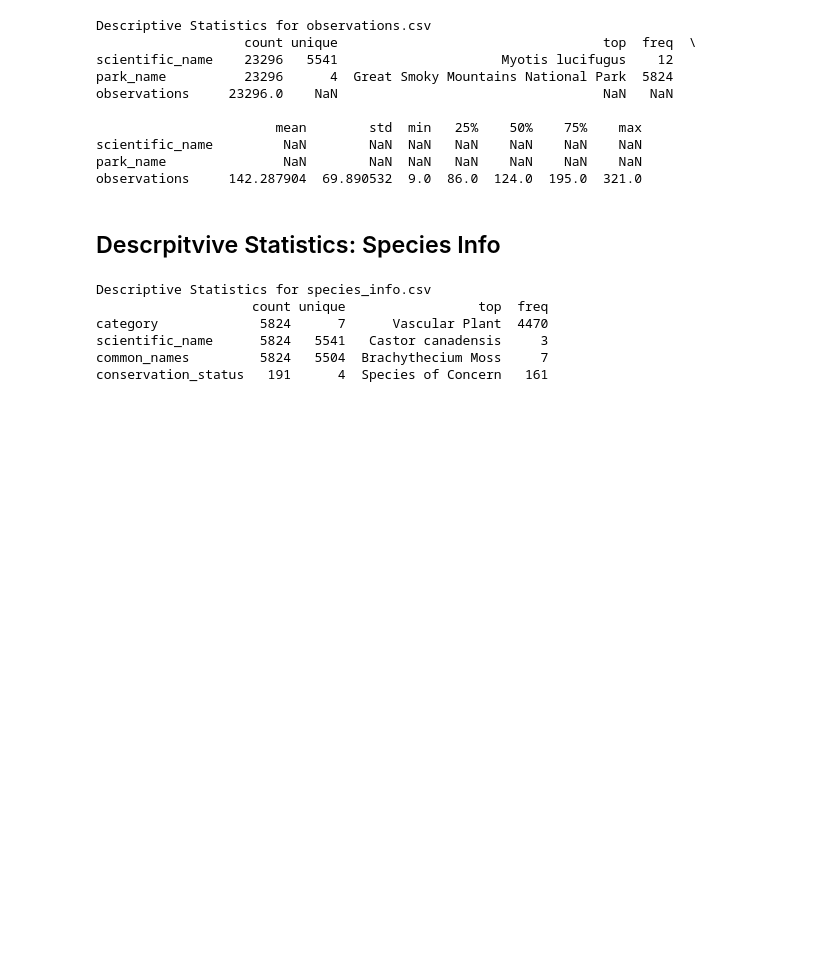
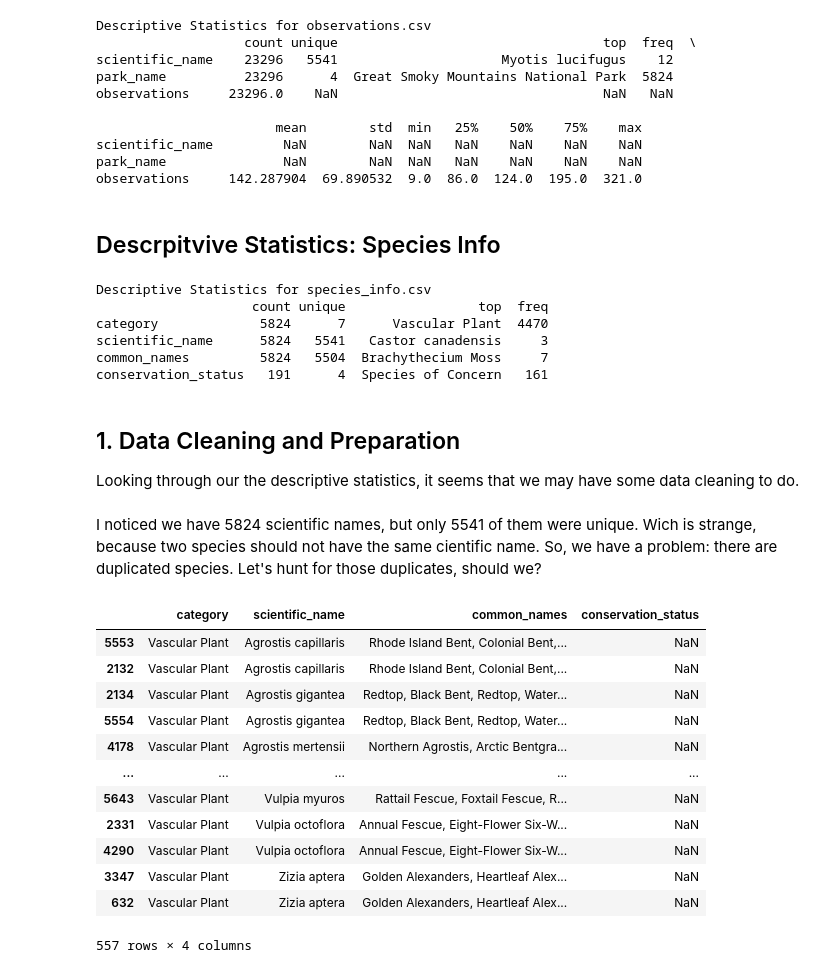
Before and after one commit to GuilhermeKnust/Endangered-Species-Analysis, a Jupyter notebook: biodiversity.ipynb, the cells around one changed output. Cells and saved outputs as stored; diff of their text form; code cells hidden in the pictures; blank space fills up the shorter version.

Commit message:
Data cleaning: species_info.csv
Mergind scientific name duplicates
Filling NaN values as 'Conserved'
Reindexing the values in a new CSV file

```diff
--- a/biodiversity.ipynb
+++ b/biodiversity.ipynb
@@ -111,3 +116,26 @@ category             5824      7      Vascular Plant  4470
 scientific_name      5824   5541   Castor canadensis     3
 common_names         5824   5504  Brachythecium Moss     7
 conservation_status   191      4  Species of Concern   161
+# %% [markdown]
+## 1. Data Cleaning and Preparation
+Looking through our the descriptive statistics, it seems that we may have some data cleaning to do.
+# %% [markdown]
+I noticed we have 5824 scientific names, but only 5541 of them were unique. Wich is strange, because two species should not have the same cientific name. So, we have a problem: there are duplicated species. Let's hunt for those duplicates, should we?
+# %%
+# Creating a view of the duplicated rows
+duplicate_species = species_info[species_info.duplicated('scientific_name', keep=False)].sort_values('scientific_name')
+duplicate_species
+# %% [output]
+|  | category | scientific_name | common_names | conservation_status |
+| 5553 | Vascular Plant | Agrostis capillaris | Rhode Island Bent, Colonial Bent,... | NaN |
+| 2132 | Vascular Plant | Agrostis capillaris | Rhode Island Bent, Colonial Bent,... | NaN |
+| 2134 | Vascular Plant | Agrostis gigantea | Redtop, Black Bent, Redtop, Water... | NaN |
+| 5554 | Vascular Plant | Agrostis gigantea | Redtop, Black Bent, Redtop, Water... | NaN |
+| 4178 | Vascular Plant | Agrostis mertensii | Northern Agrostis, Arctic Bentgra... | NaN |
+| ... | ... | ... | ... | ... |
+| 5643 | Vascular Plant | Vulpia myuros | Rattail Fescue, Foxtail Fescue, R... | NaN |
+| 2331 | Vascular Plant | Vulpia octoflora | Annual Fescue, Eight-Flower Six-W... | NaN |
+| 4290 | Vascular Plant | Vulpia octoflora | Annual Fescue, Eight-Flower Six-W... | NaN |
+| 3347 | Vascular Plant | Zizia aptera | Golden Alexanders, Heartleaf Alex... | NaN |
+| 632 | Vascular Plant | Zizia aptera | Golden Alexanders, Heartleaf Alex... | NaN |
+557 rows × 4 columns
```
Also changed, not shown: parts of 10 cells of this notebook, 1 other file.
